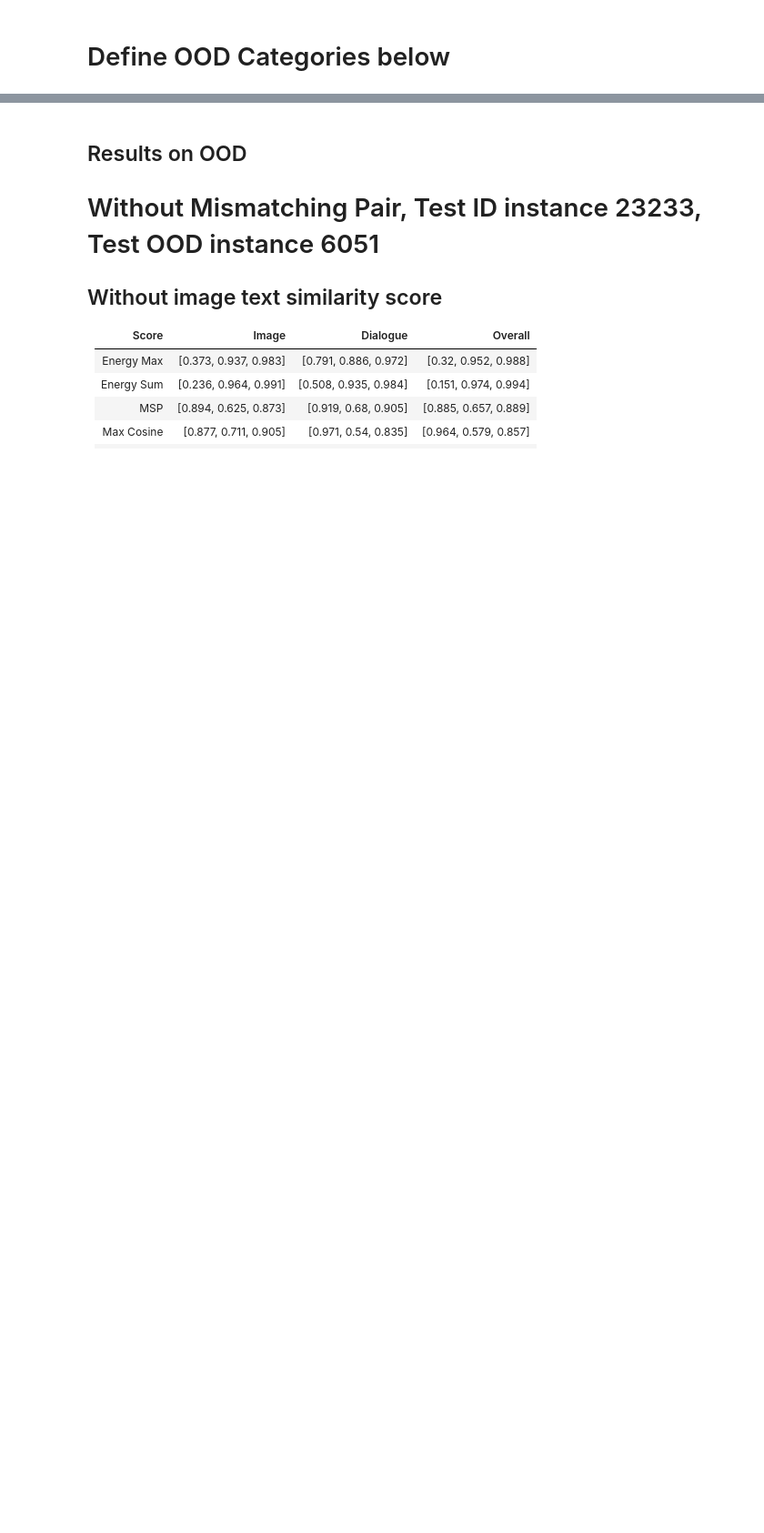
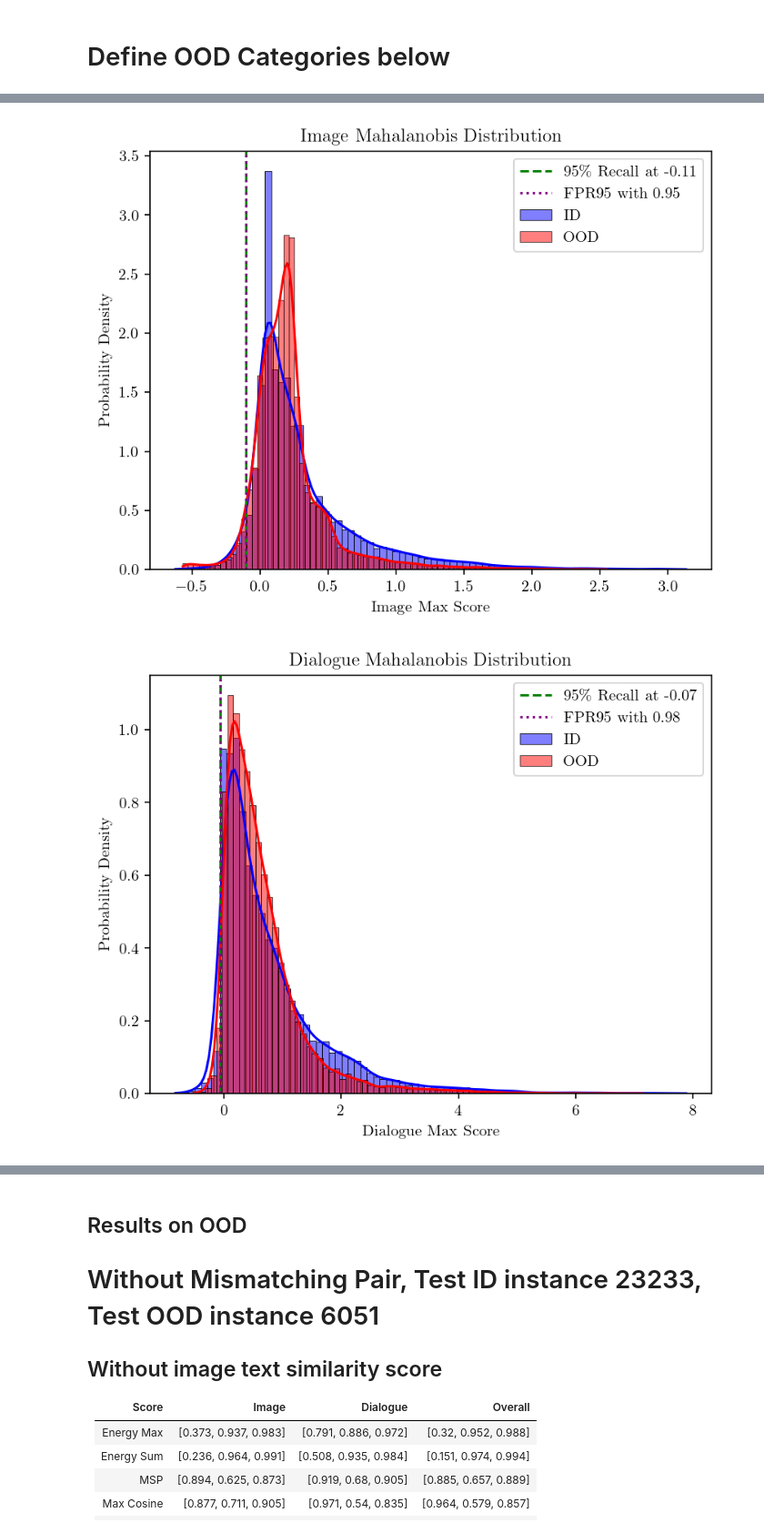
Before and after one commit to wfyitf/multimodal_ood, a Jupyter notebook: notebooks/clip_qa_run_all.ipynb, the cells around one changed output, grey strips where cells are left out. Shown at 91% size. Saved outputs shown, nothing was run; the diff lists cells and outputs as text; code cells hidden in the pictures; blank space fills up the shorter version.

```diff
--- a/notebooks/clip_qa_run_all.ipynb
+++ b/notebooks/clip_qa_run_all.ipynb
@@ -191,7 +196,7 @@ for score_type in score_type_list:
     df_test[f'{score_type}_sum_dialogue_tranform'] = 4 * df_test['image_text_similarity'] * df_test[f'{score_type}_sum_dialogue']
     df_test[f'{score_type}_overall_simialrity_max'] = df_test[f'{score_type}_max_image'] + df_test[f'{score_type}_max_dialogue']
     df_test[f'{score_type}_overall_simialrity_max_transform'] =  df_test[f'{score_type}_max_image_tranform'] + df_test[f'{score_type}_max_dialogue_tranform']
-    if score_type in ["energy", "logits", "prob", "odin"]:
+    if score_type in ["energy", "logits", "prob", "odin", "mahalanobis"]:
         df_test[f'{score_type}_overall_simialrity_sum'] = df_test[f'{score_type}_sum_image'] + df_test[f'{score_type}_sum_dialogue']
         df_test[f'{score_type}_overall_simialrity_sum_transform'] = df_test[f'{score_type}_sum_image_tranform'] + df_test[f'{score_type}_sum_dialogue_tranform']
 
@@ -265,6 +270,18 @@ metric_functions = {
         "Overall": eval_dict('odin_overall_simialrity_sum'),
         "Overall_Transform": eval_dict('odin_overall_simialrity_sum_transform')
     },
+    "Max Mahalanobis": {
+        "Image": eval_dict('mahalanobis_max_image'),
+        "Dialogue": eval_dict('mahalanobis_max_dialogue'),
+        "Overall": eval_dict('mahalanobis_overall_simialrity_max'),
+        "Overall_Transform": eval_dict('mahalanobis_overall_simialrity_max_transform')
+    },
+    "Sum Mahalanobis": {
+        "Image": eval_dict('mahalanobis_sum_image'),
+        "Dialogue": eval_dict('mahalanobis_sum_dialogue'),
+        "Overall": eval_dict('mahalanobis_overall_simialrity_sum'),
+        "Overall_Transform": eval_dict('mahalanobis_overall_simialrity_sum_transform')
+    },
     "Max Logits": {
         "Image": eval_dict('logits_max_image'),
         "Dialogue": eval_dict('logits_max_dialogue'),
@@ -301,6 +318,8 @@ order = ['Max Cosine',
          'Sum Logits',
          'Max Odin',
          'Sum Odin',
+         'Max Mahalanobis',
+         'Sum Mahalanobis',
          'MSP',
          'Energy Sum',
          'Energy Max']
@@ -320,14 +373,17 @@ print(latex_table)
 # %%
 import importlib
 from utils import plot_figure
 importlib.reload(plot_figure)
 
-score_type = "odin"
+score_type = "mahalanobis"
 type = "max"
 mode = "image"
 fpr = 95
 
 plot_figure.plot_score_distribution(df_test, score_type, type, mode="image", fpr=fpr)
 plot_figure.plot_score_distribution(df_test, score_type, type, mode="dialogue", fpr=fpr)
 plot_figure.plot_score_distribution(df_test, score_type, type, mode="overall", fpr=fpr)
 plot_figure.plot_score_distribution(df_test, score_type, type, mode="overall_transform", fpr=fpr)
+# %% [output]
+[figure, added]
+[figure, added]
```
Also changed, not shown: parts of 5 cells of this notebook, 1 other file.
